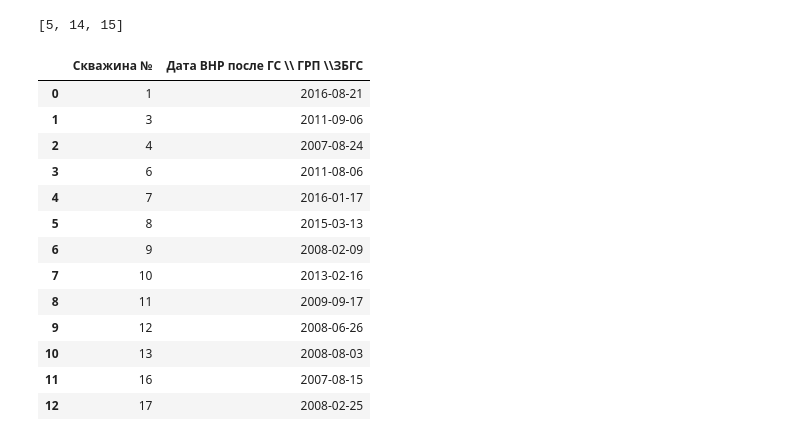
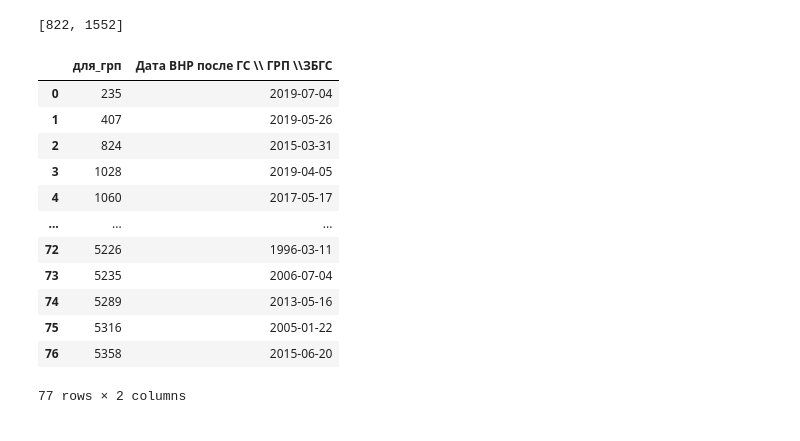
Before and after one commit to lybmvvs/gazpromapp, a Jupyter notebook: app_gazprom_func.ipynb, the cells around one changed output. Saved outputs shown, nothing was run; the diff lists cells and outputs as text; code cells hidden in the pictures.

```diff
--- a/app_gazprom_func.ipynb
+++ b/app_gazprom_func.ipynb
@@ -3,8 +3,8 @@ import pandas as pd
 import numpy as np
 import datetime
 
-data = pd.read_excel('TYLE.xlsx', sheet_name='ГРП')
-dummy = pd.read_excel('TYLE.xlsx', sheet_name='МЭР')
+data = pd.read_excel('last.xlsx', sheet_name='ГРП')
+dummy = pd.read_excel('last.xlsx', sheet_name='МЭР')
 data
 # %% [output]
 |  | Скважина № | Длиина ГС, м | Число стадий ГРП | Полудлина трещины, м | Ширина трещины, мм | ... |
@@ -63,0 +76,6 @@ dummy
+# %%
+data['для_грп'] = data.apply(
+                lambda x:
+                x['Скважина №'].partition('_')[0] if '_' in str(x['Скважина №'])
+                else x['Скважина №'], axis=1)
+data
@@ -64,6 +96,6 @@ dummy
 # %%
 #провекрка скважин на которых нет грп
-no_grp= data.groupby('Скважина №').agg(
+no_grp= data.groupby('для_грп').agg(
     {'ГС/ННС': lambda x:
      x.tolist()}
 )
@@ -73,33 +105,32 @@ no_grp['ГРП?'] = no_grp.apply(
     0 if 'ГРП' not in str(x['ГС/ННС'])
     else 1, axis=1)
 no_grp = no_grp.drop(no_grp[no_grp['ГРП?'] == 1].index)
-spisok = no_grp['Скважина №'].tolist()
+spisok = no_grp['для_грп'].tolist()
 spisok
 #" ".join(my_list)
 # %% [output]
-[5, 14, 15]
+[822, 1552]
 # %%
 
-step = data.groupby(target).agg(
+step = data.groupby('для_грп').agg(
     {date_column_name: lambda x:
      x.tolist()[0]
      if len(x.tolist()) == 1 else x.tolist()[1]}
 )
 step.reset_index(inplace=True)
-step=step[~step['Скважина №'].isin(spisok)].reset_index(drop=True)
+step=step[~step['для_грп'].isin(spisok)].reset_index(drop=True)
 step
 # %% [output]
-|  | Скважина № | Дата ВНР после ГС \\ ГРП \\ЗБГС |
-| 0 | 1 | 2016-08-21 |
-| 1 | 3 | 2011-09-06 |
-| 2 | 4 | 2007-08-24 |
-| 3 | 6 | 2011-08-06 |
-| 4 | 7 | 2016-01-17 |
-| 5 | 8 | 2015-03-13 |
-| 6 | 9 | 2008-02-09 |
-| 7 | 10 | 2013-02-16 |
-| 8 | 11 | 2009-09-17 |
-| 9 | 12 | 2008-06-26 |
-| 10 | 13 | 2008-08-03 |
-| 11 | 16 | 2007-08-15 |
-| 12 | 17 | 2008-02-25 |
+|  | для_грп | Дата ВНР после ГС \\ ГРП \\ЗБГС |
+| 0 | 235 | 2019-07-04 |
+| 1 | 407 | 2019-05-26 |
+| 2 | 824 | 2015-03-31 |
+| 3 | 1028 | 2019-04-05 |
+| 4 | 1060 | 2017-05-17 |
+| ... | ... | ... |
+| 72 | 5226 | 1996-03-11 |
+| 73 | 5235 | 2006-07-04 |
+| 74 | 5289 | 2013-05-16 |
+| 75 | 5316 | 2005-01-22 |
+| 76 | 5358 | 2015-06-20 |
+77 rows × 2 columns
```
Also changed, not shown: parts of 12 cells of this notebook, 2 other files.
